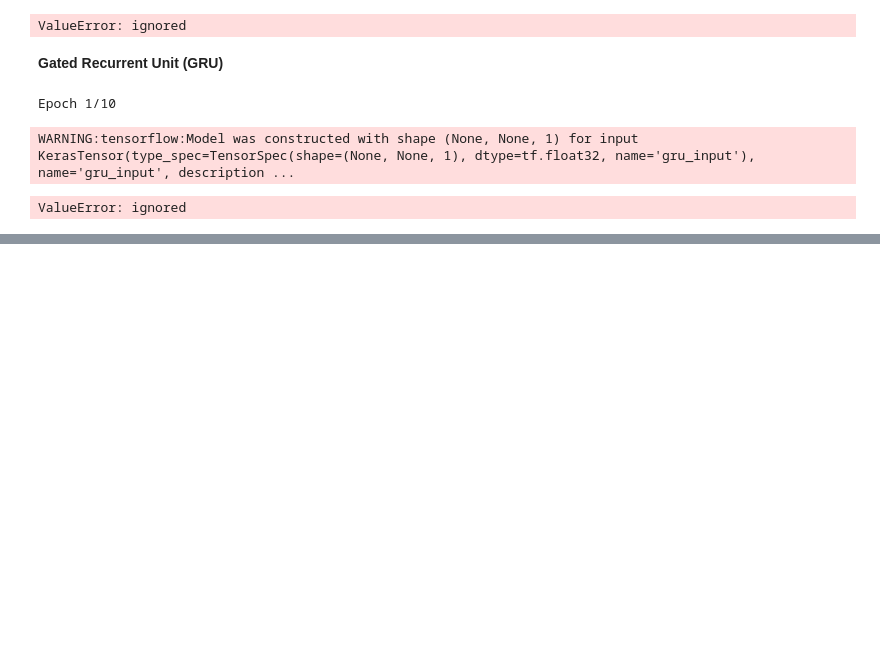
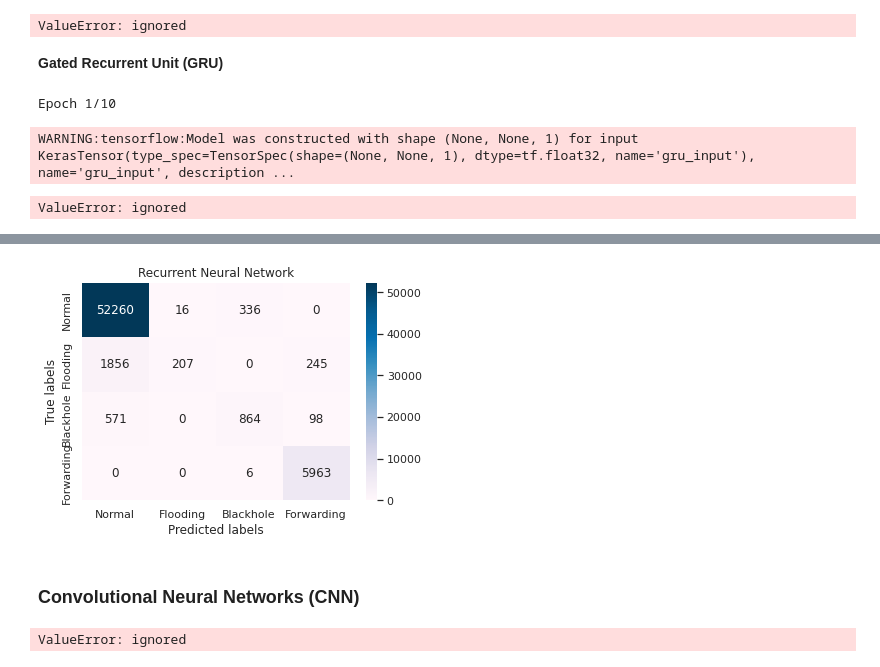
Before and after one commit to sankeawthong/Project-1-Lita-Chatbot, a Jupyter notebook: Sukumarn_WSN_Pj#1_(11Mar2023).ipynb, the cells around one changed output, grey strips where cells are left out. Cells and saved outputs as stored; diff of their text form; code cells hidden in the pictures; blank space fills up the shorter version.

```diff
--- a/Sukumarn_WSN_Pj#1_(11Mar2023).ipynb
+++ b/Sukumarn_WSN_Pj#1_(11Mar2023).ipynb
@@ -728,0 +906,79 @@ ValueError: ignored
+# %%
+import seaborn as sns
+import matplotlib.pyplot as plt
+
+# create heatmap of confusion matrix
+ax=sns.heatmap(cm, annot=True, cmap='PuBu', fmt='g')
+
+# set axis labels and title
+plt.xlabel('Predicted labels')
+plt.ylabel('True labels')
+plt.title('Recurrent Neural Network')
+#plt.figure(figsize=(6,5.5))
+  #ax = sns.heatmap(cm,  fmt='2', annot=True, cmap='PuBu')
+  #sns.set(font_scale=1)
+  #ax.set_xlabel('\nPredicted Values')
+  #ax.set_ylabel('Actual Values\n');
+ax.xaxis.set_ticklabels(['Normal','Flooding','Blackhole','Forwarding'])
+ax.yaxis.set_ticklabels(['Normal','Flooding','Blackhole','Forwarding'])
+
+# display the plot
+plt.show()
+# %% [output]
+[figure, added]
+# %% [markdown]
+### **Convolutional Neural Networks (CNN)**
+# %%
+import pandas as pd
+import numpy as np
+from keras.models import Sequential
+from keras.layers import Dense, Conv2D, MaxPooling2D, Flatten
+from sklearn.metrics import confusion_matrix, classification_report
+
+# Load the data from the Excel file
+data = pd.read_csv('dataset.csv')
+
+# Pre-process the data
+data_x = data.iloc[:, :-1].values
+data_y = data.iloc[:, -1].values
+data_x = data_x.reshape(data_x.shape[0], 28, 28, 1)
+# if input is images of 28x28 size, else adjust according to your input size
+
+# Split the data into train and test sets
+from sklearn.model_selection import train_test_split
+x_train, x_test, y_train, y_test = train_test_split(data_x, data_y, test_size=0.2)
+
+# Build the deep learning model
+model = Sequential()
+model.add(Conv2D(32, kernel_size=(3, 3), activation='relu', input_shape=(28, 28, 1)))
+model.add(MaxPooling2D(pool_size=(2, 2)))
+model.add(Conv2D(64, kernel_size=(3, 3), activation='relu'))
+model.add(MaxPooling2D(pool_size=(2, 2)))
+model.add(Flatten())
+model.add(Dense(128, activation='relu'))
+model.add(Dense(4, activation='softmax'))
+
+# Compile and train the model
+model.compile(optimizer='adam', loss='sparse_categorical_crossentropy', metrics=['accuracy'])
+model.fit(x_train, y_train, epochs=5, batch_size=64)
+
+# Evaluate the model on the test set
+score = model.evaluate(x_test, y_test, batch_size=64)
+print("Test Loss:", score[0])
+print("Test Accuracy:", score[1])
+
+# Make predictions with the model
+predictions = model.predict(x_test)
+predicted_classes = np.argmax(predictions, axis=1)
+
+# Confusion matrix
+cm = confusion_matrix(y_test, predicted_classes)
+print("Confusion Matrix:")
+print(cm)
+
+# Classification report
+cr = classification_report(y_test, predicted_classes)
+print("Classification Report:")
+print(cr)
+# %% [output]
+ValueError: ignored
```
Also changed, not shown: parts of 14 cells of this notebook.
